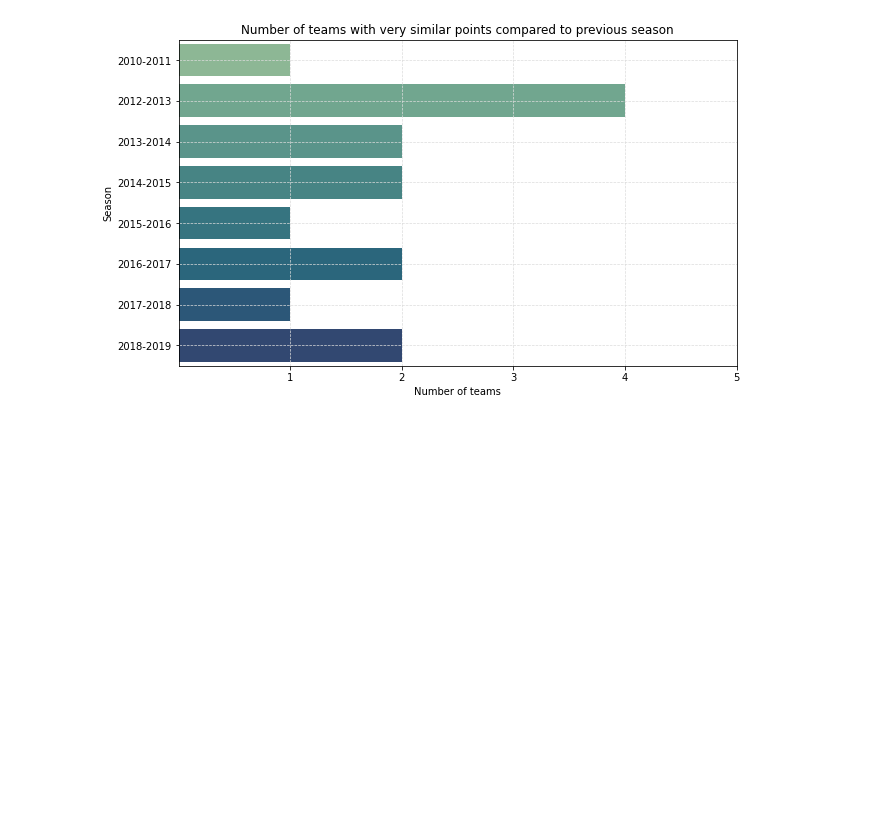
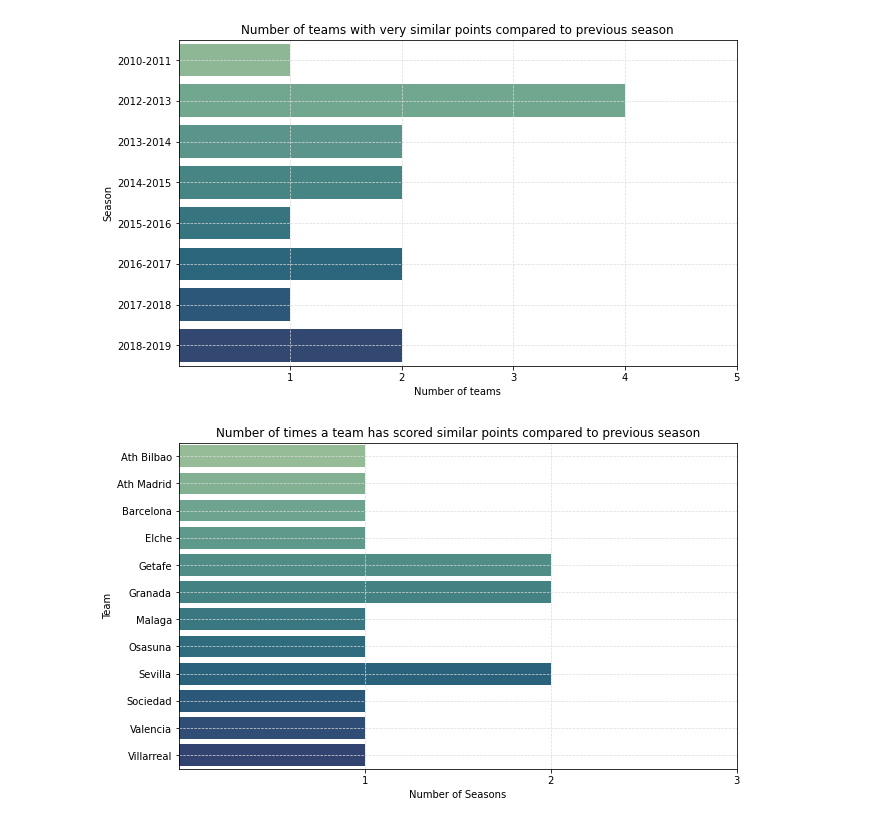
Before and after one commit to yes-G/FussballPrognose, a Jupyter notebook: LeagueAnalysis.ipynb, the cells around one changed output. Cells and saved outputs as stored; diff of their text form; code cells hidden in the pictures; blank space fills up the shorter version.

```diff
--- a/LeagueAnalysis.ipynb
+++ b/LeagueAnalysis.ipynb
@@ -192,4 +209,16 @@ plt.xlabel('Number of teams');
 plt.title('Number of teams with very similar points compared to previous season');
 # %% [output]
 [figure]
+# %%
+dfStories = pd.DataFrame(similarStories)
+perSeasonSimilarity=dfStories.groupby(by='Team').count().reset_index()
+plt.figure(figsize=(10,6));
+sns.barplot(data=perSeasonSimilarity,y='Team', x='season0', palette='crest');
+x = np.arange(1, max(perSeasonSimilarity.season0)+2)
+plt.xticks(ticks=x);
+plt.xlabel('Number of Seasons');
+plt.grid(color='gainsboro', linestyle='--', linewidth=0.7);
+plt.title('Number of times a team has scored similar points compared to previous season');
+# %% [output]
+[figure, added]
 # %%
```
Also changed, not shown: parts of 11 cells of this notebook.
